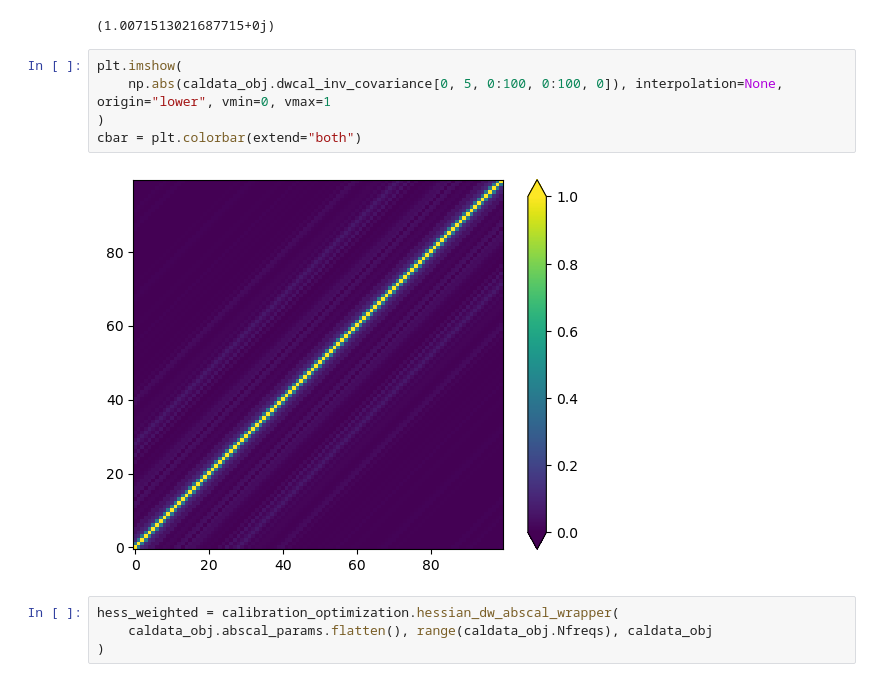
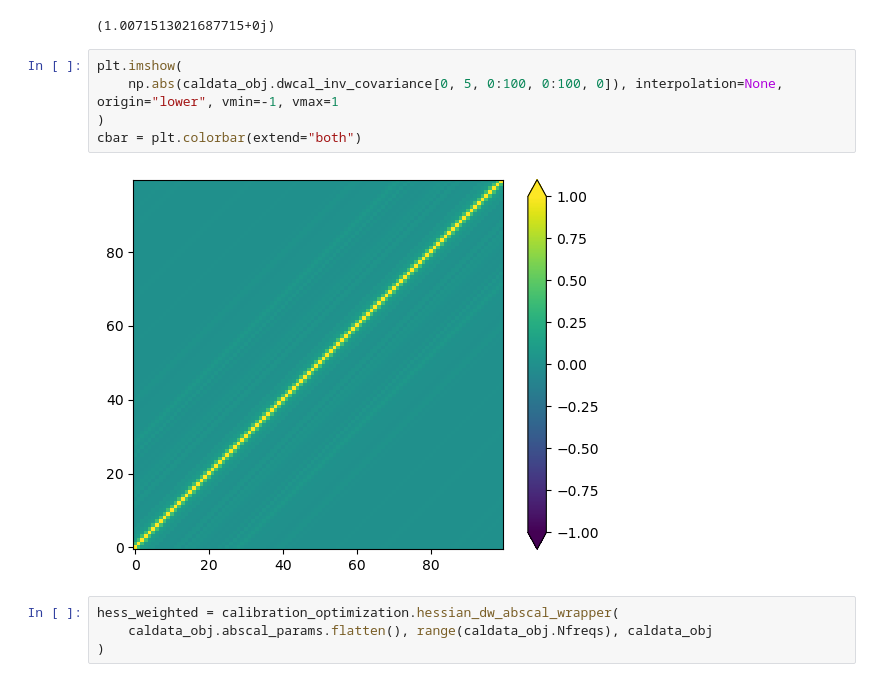
Before and after one commit to rlbyrne/rlb_hera, a Jupyter notebook: hera_data_viewer.ipynb, the cells around one changed output. Saved outputs shown, nothing was run; the diff lists cells and outputs as text.

```diff
--- a/hera_data_viewer.ipynb
+++ b/hera_data_viewer.ipynb
@@ -213,11 +278,11 @@ np.mean(np.diagonal(caldata_obj.dwcal_inv_covariance[0,:,:,:,0],axis1=1,axis2=2)
 (1.0071513021687715+0j)
 # %%
 plt.imshow(
-    np.abs(caldata_obj.dwcal_inv_covariance[0, 5, 0:100, 0:100, 0]), interpolation=None, origin="lower", vmin=0, vmax=1
+    np.abs(caldata_obj.dwcal_inv_covariance[0, 5, 0:100, 0:100, 0]), interpolation=None, origin="lower", vmin=-1, vmax=1
 )
 cbar = plt.colorbar(extend="both")
 # %% [output]
-[figure, old version]
+[figure, new version]
 # %%
 hess_weighted = calibration_optimization.hessian_dw_abscal_wrapper(
     caldata_obj.abscal_params.flatten(), range(caldata_obj.Nfreqs), caldata_obj
```
Also changed, not shown: parts of 26 cells of this notebook, 3 other files.
